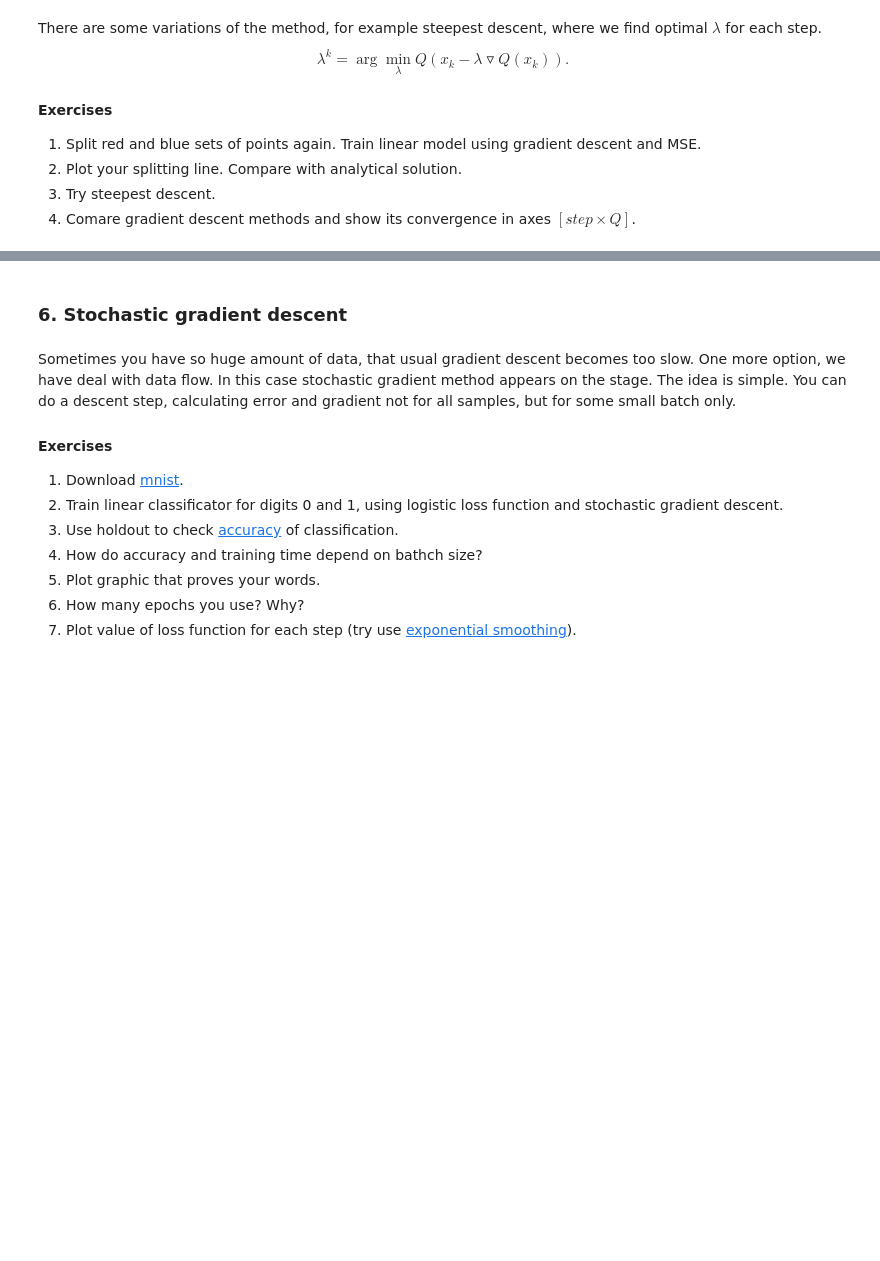
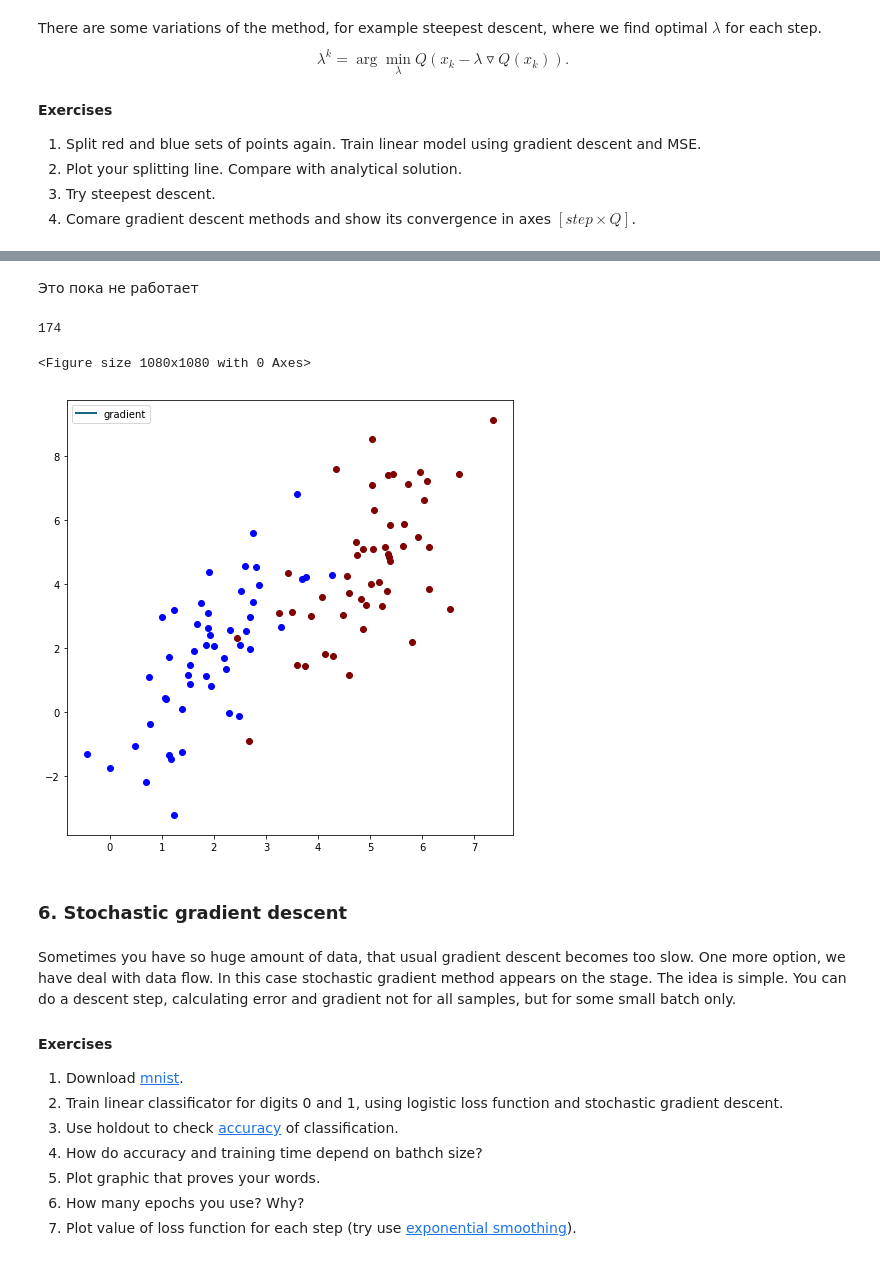
Before and after one commit to arinaruck/Darin, a Jupyter notebook: Lab1/Lab1.ipynb, the cells around one changed output, grey strips where cells are left out. Saved outputs shown, nothing was run; the diff lists cells and outputs as text; code cells hidden in the pictures; blank space fills up the shorter version.

```diff
--- a/Lab1/Lab1.ipynb
+++ b/Lab1/Lab1.ipynb
@@ -499,4 +546,11 @@ res = np.vstack((np.ones((points, 1)), -np.ones((points, 1)) ))
 # %%
+def f(k1, k2, k3):
+    k = np.array([k1, k2, k3]).T
+    result = 0
+    for i in range(2 * points):
+        result += (1 - res[i][0] * np.dot(k, test[i])) ** 2
+    return result
+
 def k1_derriv(k1, k2, k3):
     k = np.array([k1, k2, k3]).T
     result = 0
@@ -568,0 +623,2 @@ plt.show()
+# %% [markdown]
+Это пока не работает
@@ -569,3 +656,35 @@ plt.show()
+# %%
+k1 = random.randint(-2, 2)
+k2 = random.randint(-2, 2)
+k3 = random.randint(-2, 2)
+start_p = [k1, k2, k3]
+lmbd = 0.0001
+
+w_grad, iterations = steepest_descent(start_p, 10**(-4), k1_derriv, k2_derriv, k3_derriv, f)
+print(iterations)
+#w_analit = training(test, res)
+
+k_grad = -w_grad[0] / w_grad[1]
+b_grad = -w_grad[2] / w_grad[1]
+
+#k_analit = -w_analit[0] / w_analit[1]
+#b_analit = -w_analit[2] / w_analit[1]
+
+def f(x, k, b):
+    return k * x + b
+
+plt.figure(figsize=(8, 8))
+X = np.linspace(-2, 8, 1000)
+plt.plot(red[0, :], red[1, :], 'o', color='maroon')
+plt.plot(blue[0, :], blue[1, :], 'o', color='blue')
+plt.plot(X, [f(x, k_grad, b_grad) for x in X], color = '#19647E', linewidth = '2', label = "gradient")
+#plt.plot(X, [f(x, k_analit, b_analit) for x in X], color = '#5F5AA2', linewidth = '2', label = "analytical")
+plt.legend()
+plt.show()
+# %% [output]
+174
+<Figure size 1080x1080 with 0 Axes>
+[figure, added]
 # %% [markdown]
 ### 6. Stochastic gradient descent
 # %% [markdown]
```
Also changed, not shown: parts of 16 cells of this notebook.
